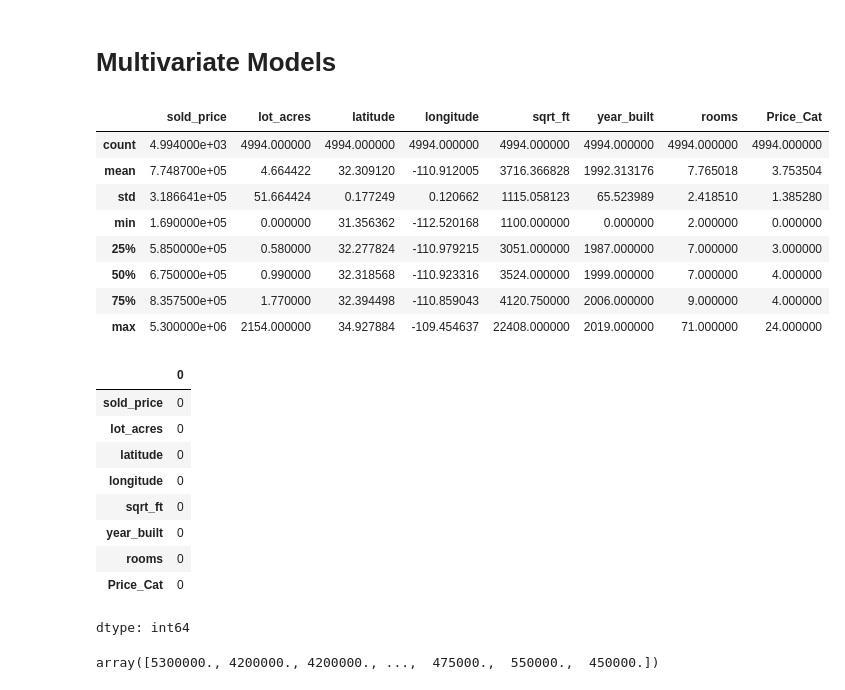
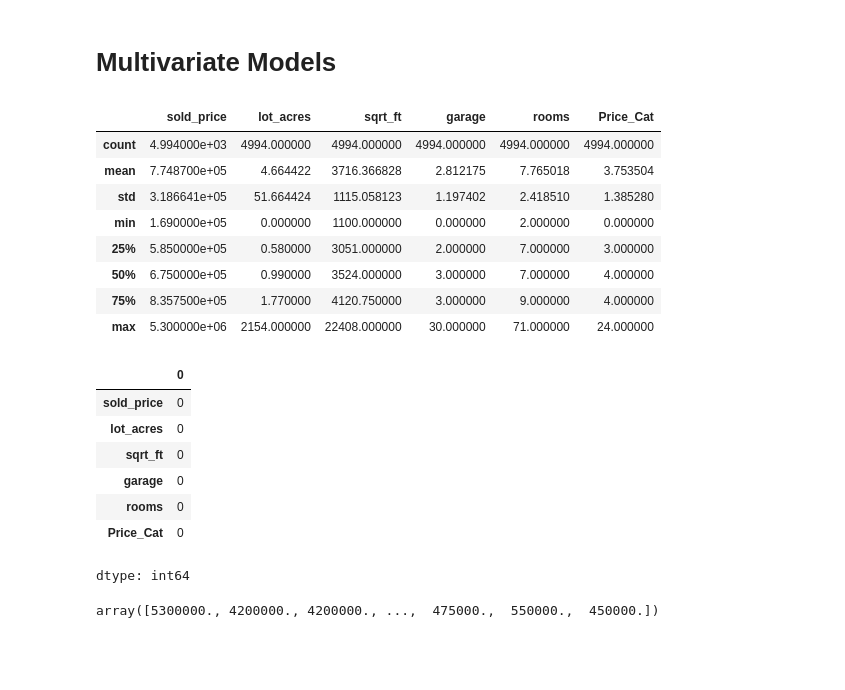
Before and after one commit to AnjaliMizJ/Data-Science-Project, a Jupyter notebook: KNN_Cleaned_House_Data.ipynb, the cells around one changed output. Cells and saved outputs as stored; diff of their text form; code cells hidden in the pictures; blank space fills up the shorter version.

```diff
--- a/KNN_Cleaned_House_Data.ipynb
+++ b/KNN_Cleaned_House_Data.ipynb
@@ -177,7 +245,6 @@ plt.ylim(32.2, 32.6)
 # %%
 #raw_data_df
 # %%
-raw_data_df["rooms"] = raw_data_df["bedrooms"]+raw_data_df["bathrooms"]
-data= raw_data_df[['sold_price','lot_acres', 'latitude' , 'longitude', 'sqrt_ft','year_built', 'rooms' ,'Price_Cat']].copy()
+data= raw_data_df[['sold_price','lot_acres', 'sqrt_ft','garage', 'rooms' ,'Price_Cat']].copy()
 data
 # %% [output]
@@ -344,29 +410,26 @@ plt.plot(X_train, y_hat_train1, color="#FF00FF")
 # %%
 from scipy.stats import multivariate_normal as mvn
 # %%
-X=data[['sold_price','lot_acres', 'latitude','longitude','sqrt_ft','year_built' ,'rooms' ,'Price_Cat']]
-X.describe()
+data=data[['sold_price','lot_acres', 'sqrt_ft','garage' ,'rooms' ,'Price_Cat']]
+data.describe()
 # %% [output]
-|  | sold_price | lot_acres | latitude | longitude | sqrt_ft | year_built | rooms | Price_Cat |
-| count | 4.994000e+03 | 4994.000000 | 4994.000000 | 4994.000000 | 4994.000000 | 4994.000000 | 4994.000000 | 4994.000000 |
-| mean | 7.748700e+05 | 4.664422 | 32.309120 | -110.912005 | 3716.366828 | 1992.313176 | 7.765018 | 3.753504 |
-| std | 3.186641e+05 | 51.664424 | 0.177249 | 0.120662 | 1115.058123 | 65.523989 | 2.418510 | 1.385280 |
-| min | 1.690000e+05 | 0.000000 | 31.356362 | -112.520168 | 1100.000000 | 0.000000 | 2.000000 | 0.000000 |
-| 25% | 5.850000e+05 | 0.580000 | 32.277824 | -110.979215 | 3051.000000 | 1987.000000 | 7.000000 | 3.000000 |
-| 50% | 6.750000e+05 | 0.990000 | 32.318568 | -110.923316 | 3524.000000 | 1999.000000 | 7.000000 | 4.000000 |
-| 75% | 8.357500e+05 | 1.770000 | 32.394498 | -110.859043 | 4120.750000 | 2006.000000 | 9.000000 | 4.000000 |
-| max | 5.300000e+06 | 2154.000000 | 34.927884 | -109.454637 | 22408.000000 | 2019.000000 | 71.000000 | 24.000000 |
+|  | sold_price | lot_acres | sqrt_ft | garage | rooms | Price_Cat |
+| count | 4.994000e+03 | 4994.000000 | 4994.000000 | 4994.000000 | 4994.000000 | 4994.000000 |
+| mean | 7.748700e+05 | 4.664422 | 3716.366828 | 2.812175 | 7.765018 | 3.753504 |
+| std | 3.186641e+05 | 51.664424 | 1115.058123 | 1.197402 | 2.418510 | 1.385280 |
+| min | 1.690000e+05 | 0.000000 | 1100.000000 | 0.000000 | 2.000000 | 0.000000 |
+| 25% | 5.850000e+05 | 0.580000 | 3051.000000 | 2.000000 | 7.000000 | 3.000000 |
+| 50% | 6.750000e+05 | 0.990000 | 3524.000000 | 3.000000 | 7.000000 | 4.000000 |
+| 75% | 8.357500e+05 | 1.770000 | 4120.750000 | 3.000000 | 9.000000 | 4.000000 |
+| max | 5.300000e+06 | 2154.000000 | 22408.000000 | 30.000000 | 71.000000 | 24.000000 |
 # %%
-
-X.isnull().sum()
+data.isnull().sum()
 # %% [output]
 |  | 0 |
 | sold_price | 0 |
 | lot_acres | 0 |
-| latitude | 0 |
-| longitude | 0 |
 | sqrt_ft | 0 |
-| year_built | 0 |
+| garage | 0 |
 | rooms | 0 |
 | Price_Cat | 0 |
 dtype: int64
```
Also changed, not shown: parts of 50 cells of this notebook.
